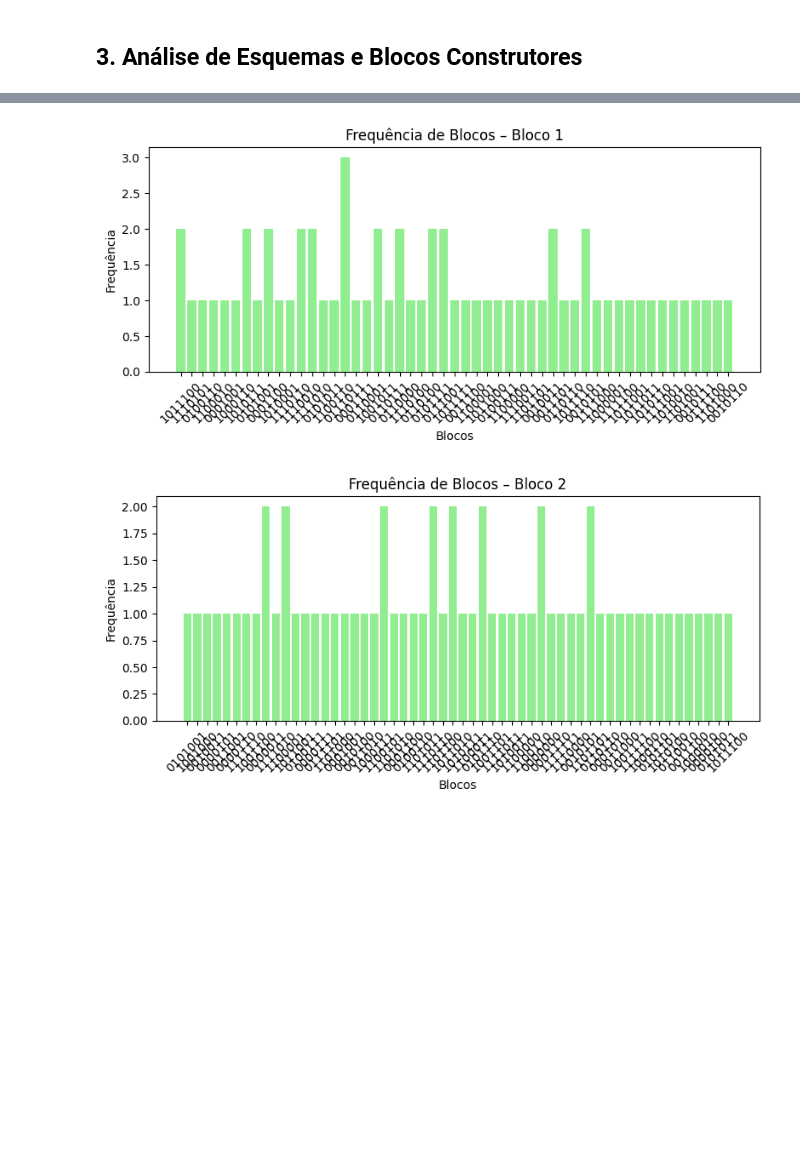
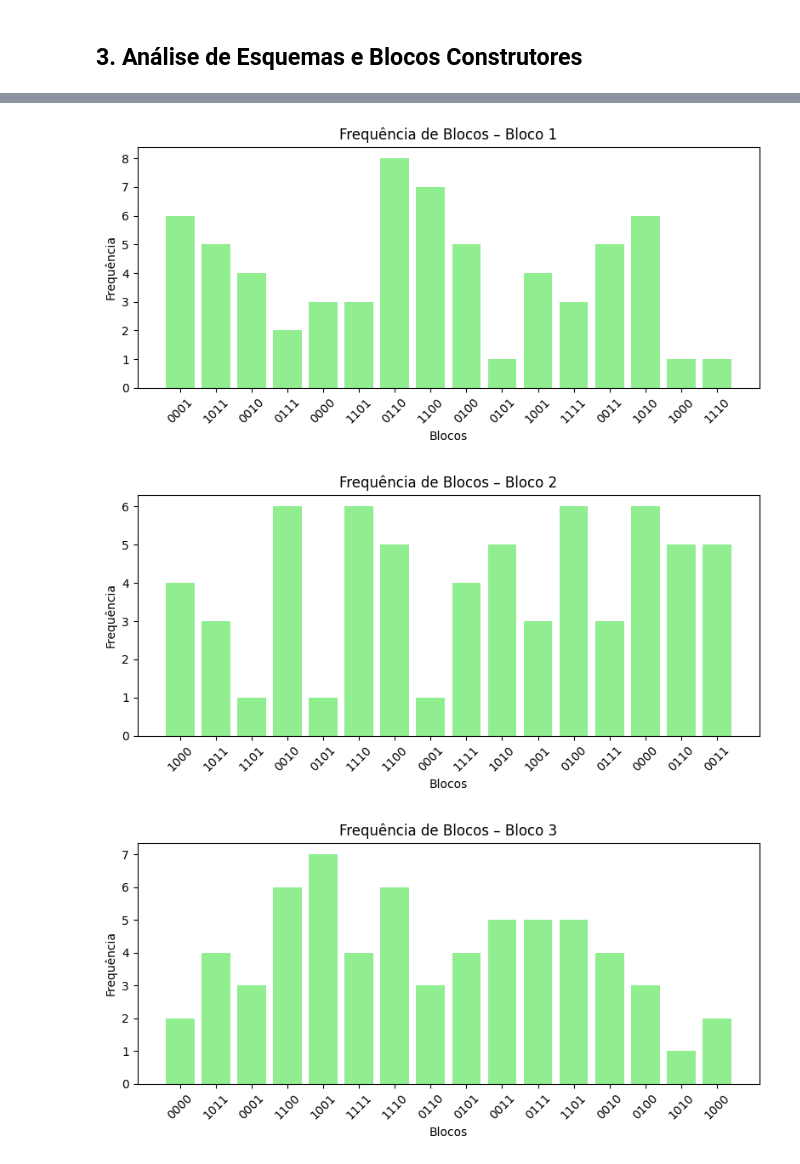
Before and after one commit to JunioCesarFerreira/studies-of-evolutionary-algorithms, a Jupyter notebook: nb/6-find-max-with-traps.ipynb, the cells around one changed output, grey strips where cells are left out. Saved outputs shown, nothing was run; the diff lists cells and outputs as text; code cells hidden in the pictures; blank space fills up the shorter version.

Commit message:
update: adjust find-max-with-traps ipynb

```diff
--- a/nb/6-find-max-with-traps.ipynb
+++ b/nb/6-find-max-with-traps.ipynb
@@ -600,7 +689,7 @@ def plot_blocks(blocks):
         plt.bar(labels, values, color='lightgreen')
         plt.xlabel("Blocos")
         plt.ylabel("Frequência")
-        plt.title(f"Frequência de Blocos – Bloco {i+1}")
+        plt.title(f"Frequência de Blocos - Bloco {i+1}")
         plt.xticks(rotation=45)
         plt.tight_layout()
         plt.show()
@@ -667,23 +755,0 @@ Bloco 1:
-# %%
-pop_size = 64
-k = 9
-chromosome_size = 9
-
-population = initialize_population(pop_size, chromosome_size)
-fitnesses = [trap(ind, k) for ind in population]
-
-print("\n=== Esquemas Frequentes (até 3 posições fixas) ===")
-schema_counts = extract_schemas(population)
-for schema, count in schema_counts.most_common(10):
-    print(f"{schema} → {count} indivíduos")
-
-plot_schemas(schema_counts)
-
-print("\n=== Block Builders (frequência de blocos por posição) ===")
-blocks = find_block_builders(population, k)
-for i, block_count in enumerate(blocks):
-    print(f"Bloco {i+1}:")
-    for block, freq in block_count.most_common():
-        print(f"  {''.join(map(str, block))} → {freq} vezes")
-
-plot_blocks(blocks)
@@ -721,7 +756,8 @@ Bloco 1:
 # %%
 pop_size = 64
-k = 7
-chromosome_size = 14
+k = 4
+num_blocks = 3
+chromosome_size = k * num_blocks
 
 population = initialize_population(pop_size, chromosome_size)
 fitnesses = [trap(ind, k) for ind in population]
@@ -774,2 +810,3 @@ Bloco 1:
-[figure, old version]
+[figure, new version]
-[figure, old version]
+[figure, new version]
+[figure, added]
```
Also changed, not shown: parts of 19 cells of this notebook.
